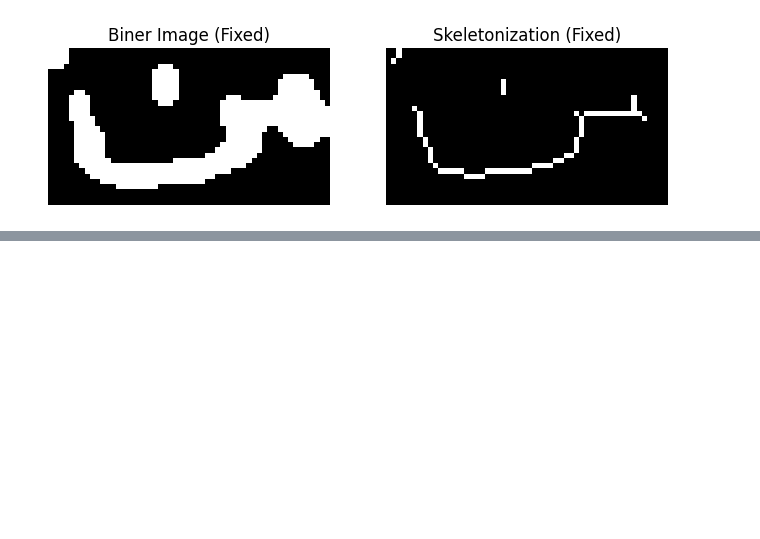
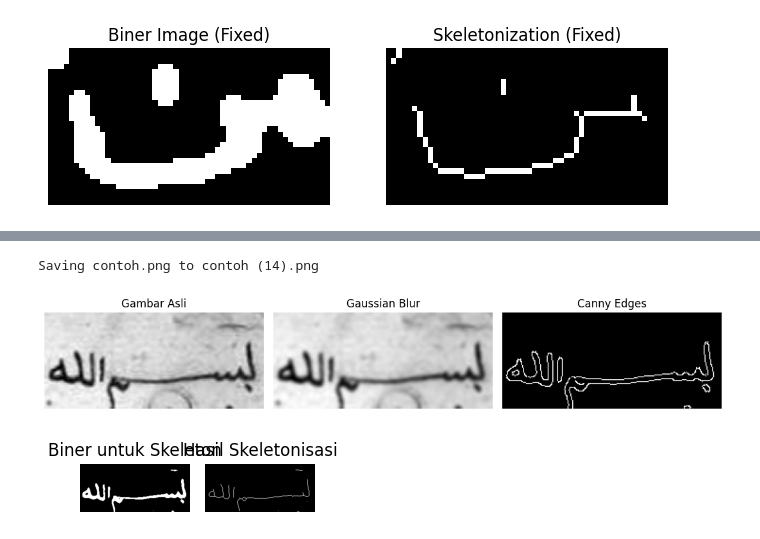
Before and after one commit to SalmanAlfarizy26/project, a Jupyter notebook: histogram.ipynb, the cells around one changed output, grey strips where cells are left out. Saved outputs shown, nothing was run; the diff lists cells and outputs as text; code cells hidden in the pictures; blank space fills up the shorter version.

```diff
--- a/histogram.ipynb
+++ b/histogram.ipynb
@@ -2720,0 +2809,48 @@ plt.show()
+# %%
+import cv2
+import numpy as np
+import matplotlib.pyplot as plt
+from skimage.morphology import skeletonize
+
+from google.colab import files
+uploaded = files.upload()
+
+# === 1. Load Gambar ===
+image_path = "contoh.png"  # Sesuaikan dengan path
+image = cv2.imread(image_path, cv2.IMREAD_GRAYSCALE)
+
+# Periksa apakah gambar berhasil dibaca
+if image is None:
+    raise ValueError(f"Gambar tidak ditemukan! Pastikan path benar: {image_path}")
+
+# === 2. Resize Gambar (Opsional) ===
+image = cv2.resize(image, (image.shape[1] * 2, image.shape[0] * 2), interpolation=cv2.INTER_CUBIC)
+
+# === 3. Preprocessing ===
+blurred = cv2.GaussianBlur(image, (7, 7), 0)
+
+# === 4. Canny Edge Detection ===
+edges = cv2.Canny(blurred, threshold1=130, threshold2=100)
+
+
+# === 8. Tampilkan Hasil ===
+plt.figure(figsize=(18, 5))
+
+plt.subplot(1, 5, 1)
+plt.imshow(image, cmap="gray")
+plt.title("Gambar Asli")
+plt.axis("off")
+
+plt.subplot(1, 5, 2)
+plt.imshow(blurred, cmap="gray")
+plt.title("Gaussian Blur")
+plt.axis("off")
+
+plt.subplot(1, 5, 3)
+plt.imshow(edges, cmap="gray")
+plt.title("Canny Edges")
+plt.axis("off")
+
+plt.tight_layout()
+plt.show()
+# %% [output]
@@ -2720,0 +2858,24 @@ plt.show()
+Saving contoh.png to contoh (14).png
+[figure, added]
+# %%
+# === 5. Konversi ke Biner LANGSUNG dari blurred image
+_, binary_for_skeleton = cv2.threshold(blurred, 109, 255, cv2.THRESH_BINARY_INV)
+
+# === 6. Skeletonization dari citra biner asli (bukan dari edge)
+skeleton = skeletonize(binary_for_skeleton > 0)
+skeleton = (skeleton * 255).astype(np.uint8)
+
+plt.subplot(1, 5, 4)
+plt.imshow(binary_for_skeleton, cmap="gray")
+plt.title("Biner untuk Skeleton")
+plt.axis("off")
+
+plt.subplot(1, 5, 5)
+plt.imshow(skeleton, cmap="gray")
+plt.title("Hasil Skeletonisasi")
+plt.axis("off")
+
+plt.tight_layout()
+plt.show()
+# %% [output]
+[figure, added]
```
Also changed, not shown: parts of 8 cells of this notebook.
